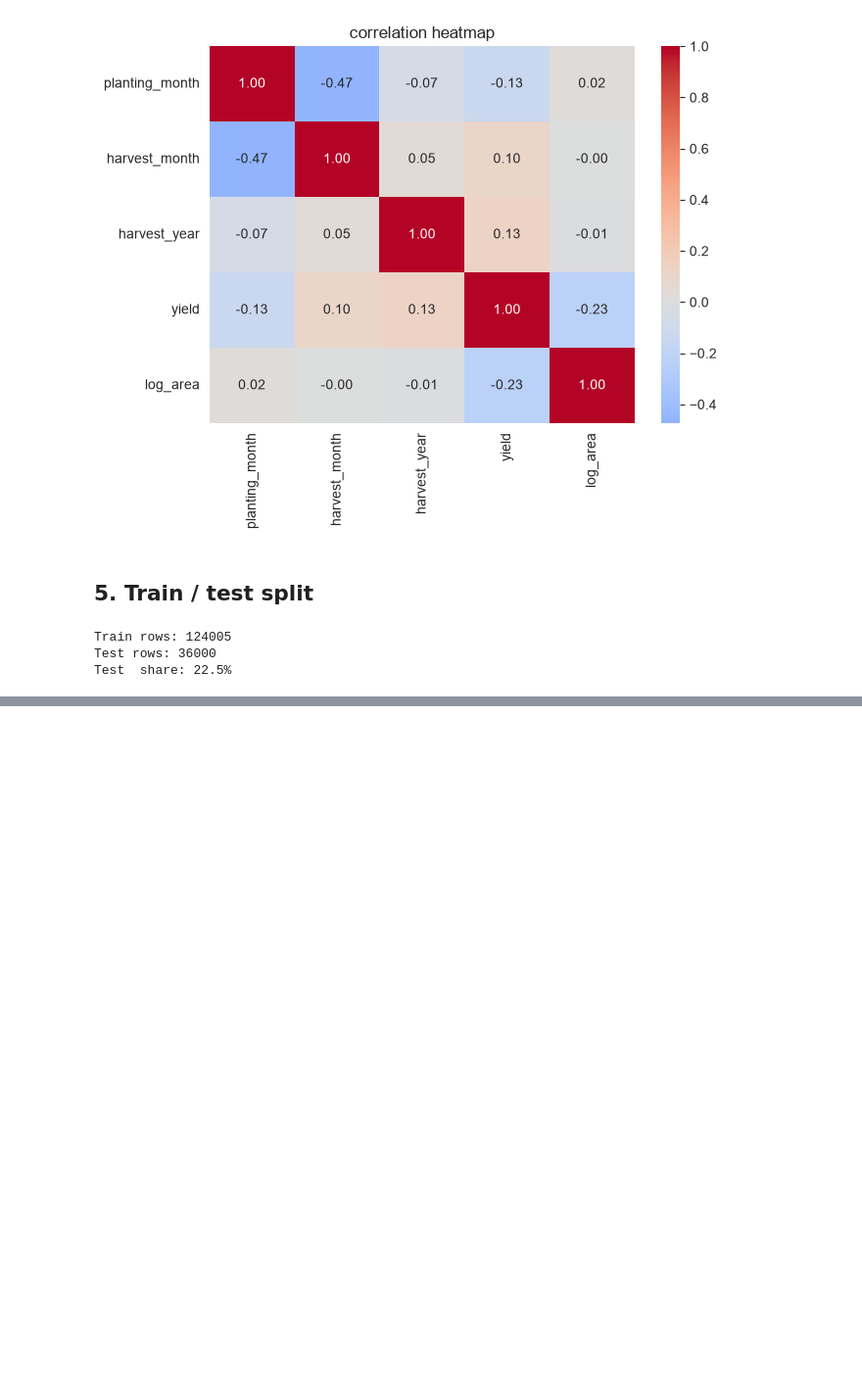
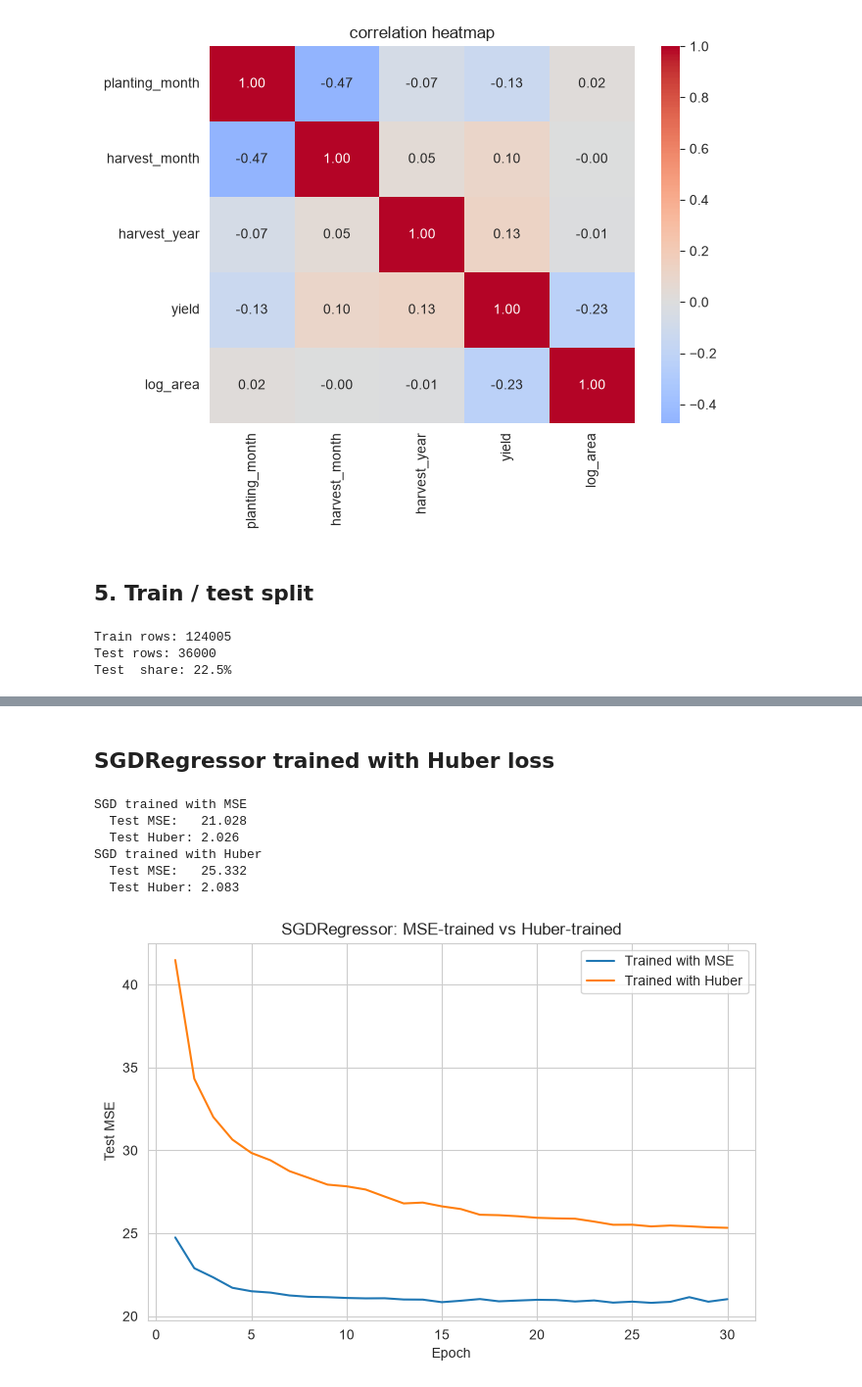
Before and after one commit to Queenu-7/linear-regression-summative, a Jupyter notebook: linear_regression/multivariate.ipynb, the cells around one changed output, grey strips where cells are left out. Shown at 98% size. Saved outputs shown, nothing was run; the diff lists cells and outputs as text; code cells hidden in the pictures; blank space fills up the shorter version.

Commit message:
Update multivariate yield prediction notebook

```diff
--- a/linear_regression/multivariate.ipynb
+++ b/linear_regression/multivariate.ipynb
@@ -211,0 +236,16 @@ Test  share: 22.5%
+# %%
+def train_sgd(eta0, alpha, epochs, loss="squared_error", epsilon=1.0):
+    model = SGDRegressor(loss=loss, epsilon=epsilon, learning_rate="constant", eta0=eta0,
+                         penalty="l2", alpha=alpha, random_state=42)
+    train_losses = []
+    test_losses = []
+
+    for epoch in range(epochs):
+        #shuffle the training data epoch
+        X_shuf, y_shuf = shuffle(X_train_s, y_train, random_state=epoch)
+        model.partial_fit(X_shuf, y_shuf)
+
+        train_losses.append(mean_squared_error(y_train, model.predict(X_train_s)))
+        test_losses.append(mean_squared_error(y_test, model.predict(X_test_s)))
+
+    return model, train_losses, test_losses
@@ -211,0 +397,30 @@ Test  share: 22.5%
+# %% [markdown]
+## SGDRegressor trained with Huber loss
+# %%
+sgd_huber_model, huber_train_curve, huber_test_curve = train_sgd(
+    best_lr, best_alpha, EPOCHS, loss="huber", epsilon=1.0)
+
+for name, model in [("SGD trained with MSE", sgd_model), ("SGD trained with Huber", sgd_huber_model)]:
+    test_pred = model.predict(X_test_s)
+    print(name)
+    print("  Test MSE:  ", round(mean_squared_error(y_test, test_pred), 3))
+    print("  Test Huber:", round(huber_loss(y_test, test_pred), 3))
+# %% [output]
+SGD trained with MSE
+  Test MSE:   21.028
+  Test Huber: 2.026
+SGD trained with Huber
+  Test MSE:   25.332
+  Test Huber: 2.083
+# %%
+# the curves below record MSE per epoch for both versions
+plt.figure(figsize=(8, 5))
+plt.plot(range(1, EPOCHS + 1), sgd_test_losses, label="Trained with MSE")
+plt.plot(range(1, EPOCHS + 1), huber_test_curve, label="Trained with Huber")
+plt.xlabel("Epoch")
+plt.ylabel("Test MSE")
+plt.title("SGDRegressor: MSE-trained vs Huber-trained")
+plt.legend()
+plt.show()
+# %% [output]
+[figure, added]
```
Also changed, not shown: parts of 27 cells of this notebook.
